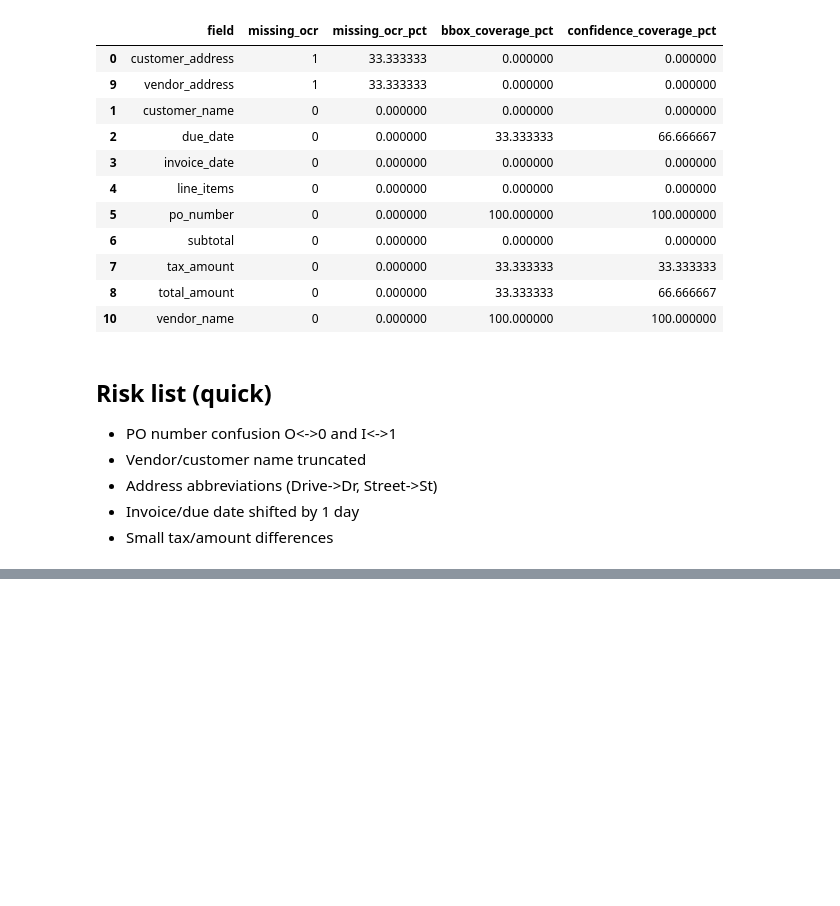
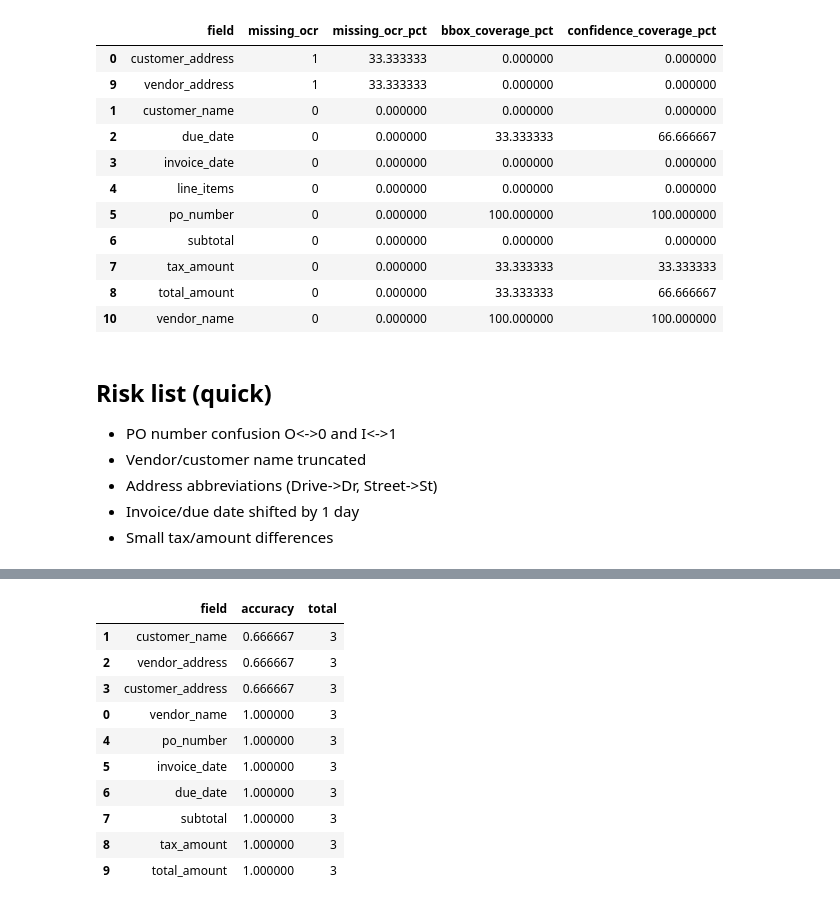
Before and after one commit to minhsangit1008/invoice-validation-system, a Jupyter notebook: data_overview.ipynb, the cells around one changed output, grey strips where cells are left out. Drawn from its saved outputs; the diff is of its cells as text; code cells hidden in the pictures; blank space fills up the shorter version.

```diff
--- a/data_overview.ipynb
+++ b/data_overview.ipynb
@@ -121,0 +126,81 @@ missing_fields_df
+# %%
+import sys
+from pathlib import Path
+
+root = Path.cwd()
+if not (root / 'src').exists() and (root.parent / 'src').exists():
+    root = root.parent
+if str(root) not in sys.path:
+    sys.path.insert(0, str(root))
+
+from src.config import (
+    ADDRESS_FUZZY_PASS,
+    AMOUNT_ABS_PASS,
+    AMOUNT_REL_PASS,
+    DATE_PASS_DAYS,
+    FUZZY_PASS,
+)
+from src.match.fuzzy import fuzzy_score
+from src.ml.features import FIELD_TYPE_MAP
+from src.preprocess.normalize import (
+    normalize_address,
+    normalize_company_suffix,
+    ocr_confusion_normalize,
+    parse_amount,
+    parse_date,
+)
+
+def is_match(field, expected, detected):
+    ftype = FIELD_TYPE_MAP.get(field, 'other')
+    if ftype == 'id':
+        return ocr_confusion_normalize(expected) == ocr_confusion_normalize(detected)
+    if ftype == 'name':
+        score, _ = fuzzy_score(expected, detected, normalizer=normalize_company_suffix)
+        return score >= FUZZY_PASS
+    if ftype == 'address':
+        score, _ = fuzzy_score(expected, detected, normalizer=normalize_address)
+        return score >= ADDRESS_FUZZY_PASS
+    if ftype == 'date':
+        exp = parse_date(expected)
+        det = parse_date(detected)
+        if exp is None or det is None:
+            return False
+        return abs((exp - det).days) <= DATE_PASS_DAYS
+    if ftype == 'amount':
+        exp = parse_amount(expected)
+        det = parse_amount(detected)
+        if exp is None or det is None:
+            return False
+        diff = abs(exp - det)
+        rel = diff / exp if exp else diff
+        return diff <= AMOUNT_ABS_PASS or rel <= AMOUNT_REL_PASS
+    return str(expected).strip() == str(detected).strip()
+
+gt_map = {inv['invoice_id']: inv for inv in ground_truth['invoices']}
+rows = []
+for field in FIELD_TYPE_MAP.keys():
+    total = 0
+    correct = 0
+    for inv_id, inv in gt_map.items():
+        expected = inv.get('expected_data', {}).get(field)
+        detected = ocr_results.get(inv_id, {}).get('structured_data', {}).get(field)
+        total += 1
+        if is_match(field, expected, detected):
+            correct += 1
+    acc = correct / total if total else 0.0
+    rows.append({'field': field, 'accuracy': acc, 'total': total})
+
+metrics_df = pd.DataFrame(rows).sort_values('accuracy')
+metrics_df
+# %% [output]
+|  | field | accuracy | total |
+| 1 | customer_name | 0.666667 | 3 |
+| 2 | vendor_address | 0.666667 | 3 |
+| 3 | customer_address | 0.666667 | 3 |
+| 0 | vendor_name | 1.000000 | 3 |
+| 4 | po_number | 1.000000 | 3 |
+| 5 | invoice_date | 1.000000 | 3 |
+| 6 | due_date | 1.000000 | 3 |
+| 7 | subtotal | 1.000000 | 3 |
+| 8 | tax_amount | 1.000000 | 3 |
+| 9 | total_amount | 1.000000 | 3 |
```
Also changed, not shown: parts of 4 cells of this notebook, 14 other files.
